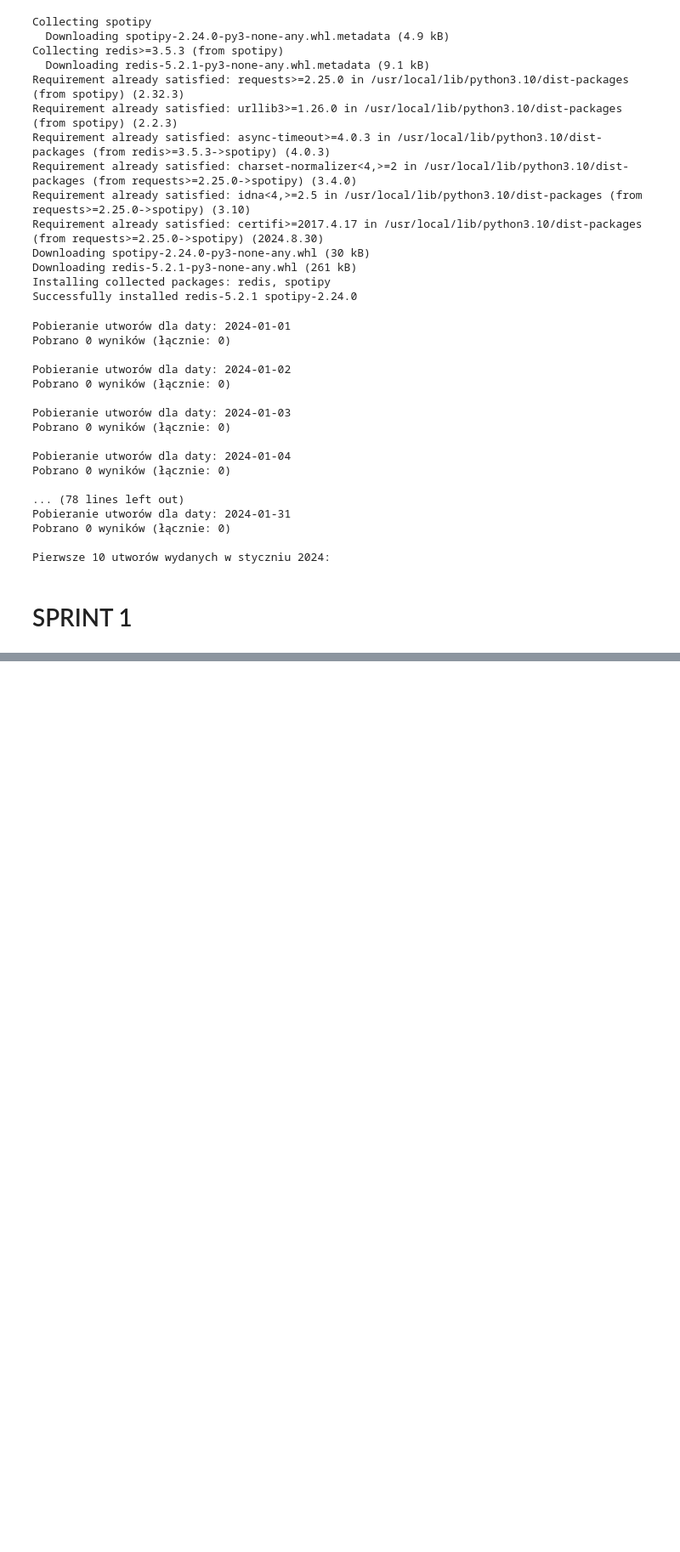
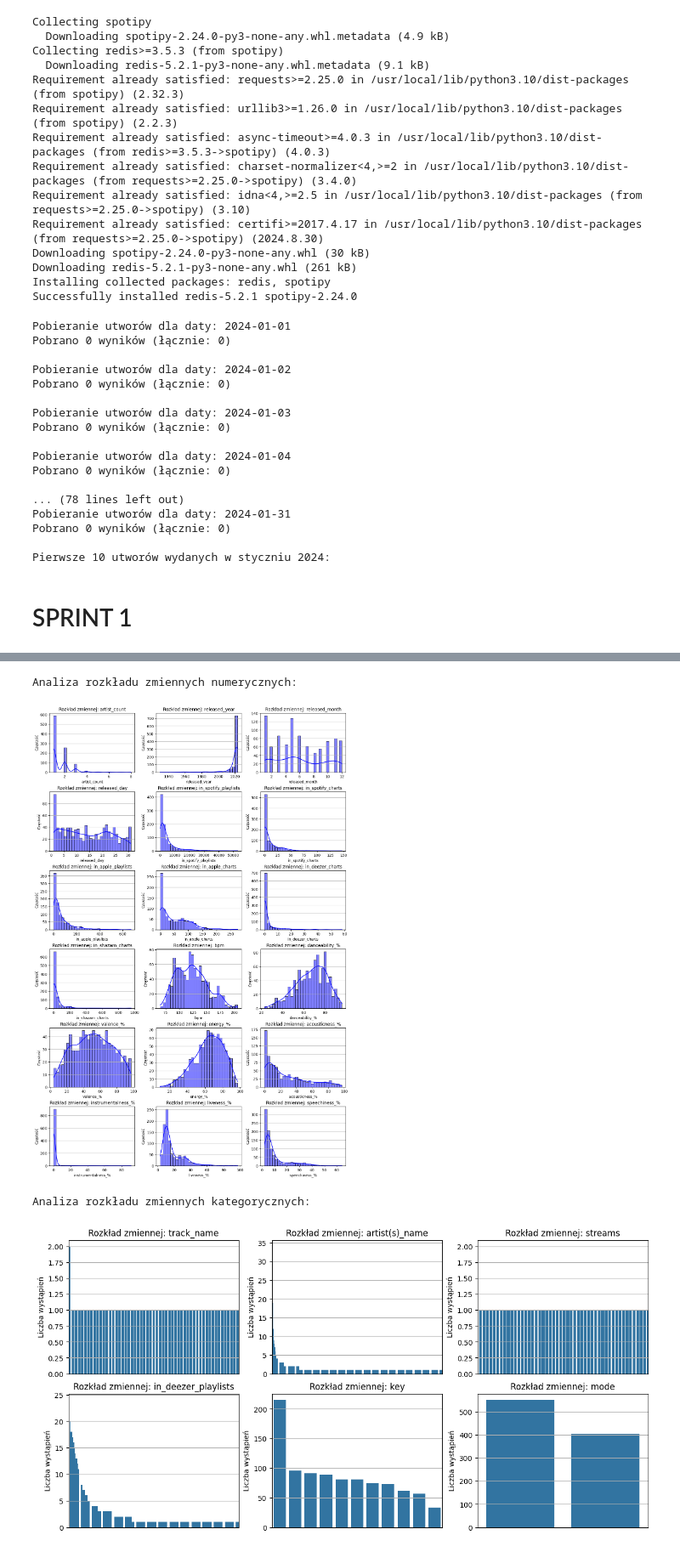
Before and after one commit to robsmokos/Projekt_Zlozony_v3, a Jupyter notebook: Projekt_Zlozony_3.ipynb, the cells around one changed output, grey strips where cells are left out. Shown at 85% size. Saved outputs shown, nothing was run; the diff lists cells and outputs as text; code cells hidden in the pictures; blank space fills up the shorter version.

```diff
--- a/Projekt_Zlozony_3.ipynb
+++ b/Projekt_Zlozony_3.ipynb
@@ -86,0 +213,18 @@ Pierwsze 10 utworów wydanych w styczniu 2024:
+# %%
+# Konwersja kolumny `in_shazam_charts` do typu liczbowego (z obsługą błędów)
+data['in_shazam_charts'] = pd.to_numeric(data['in_shazam_charts'], errors='coerce')
+
+# Naprawa kolumny `in_shazam_charts` - wypełnienie średnią wartością
+data['in_shazam_charts'].fillna(data['in_shazam_charts'].mean(), inplace=True)
+
+# Naprawa kolumny `key` - wypełnienie najczęściej występującą wartością
+data['key'].fillna(data['key'].mode()[0], inplace=True)
+
+# Sprawdzenie braków po naprawie
+print("\n=== Liczba brakujących wartości po naprawie ===")
+print(data[['in_shazam_charts', 'key']].isnull().sum())
+
+# Zapisanie naprawionego pliku (opcjonalne)
+output_file = "spotify_2023_cleaned.csv"
+data.to_csv(output_file, index=False)
+print(f"\nNaprawione dane zapisano w pliku: {output_file}")
@@ -86,0 +256,62 @@ Pierwsze 10 utworów wydanych w styczniu 2024:
+# %%
+# Funkcja do analizy rozkładu zmiennych numerycznych
+def analyze_numeric_distribution(df, columns):
+    n_cols = 3  # Liczba wykresów w jednym rzędzie
+    n_rows = (len(columns) + n_cols - 1) // n_cols  # Obliczanie liczby rzędów
+    fig, axes = plt.subplots(n_rows, n_cols, figsize=(12, 3 * n_rows), constrained_layout=True)
+
+    for i, col in enumerate(columns):
+        row, col_idx = divmod(i, n_cols)
+        ax = axes[row, col_idx] if n_rows > 1 else axes[col_idx]
+        sns.histplot(df[col], kde=True, bins=30, color='blue', ax=ax)
+        ax.set_title(f"Rozkład zmiennej: {col}")
+        ax.set_xlabel(col)
+        ax.set_ylabel("Częstość")
+        ax.grid(axis='y')
+
+    # Wyłączanie pustych osi w przypadku brakujących zmiennych
+    for i in range(len(columns), n_rows * n_cols):
+        row, col_idx = divmod(i, n_cols)
+        fig.delaxes(axes[row, col_idx] if n_rows > 1 else axes[col_idx])
+
+    plt.show()
+
+# Funkcja do analizy zmiennych kategorycznych
+def analyze_categorical_distribution(df, columns):
+    n_cols = 3  # Liczba wykresów w jednym rzędzie
+    n_rows = (len(columns) + n_cols - 1) // n_cols  # Obliczanie liczby rzędów
+    fig, axes = plt.subplots(n_rows, n_cols, figsize=(12, 3 * n_rows), constrained_layout=True)
+
+    for i, col in enumerate(columns):
+      row, col_idx = divmod(i, n_cols)
+      ax = axes[row, col_idx] if n_rows > 1 else axes[col_idx]
+      sns.countplot(data=df, x=col, order=df[col].value_counts().index, ax=ax)
+      ax.set_title(f"Rozkład zmiennej: {col}")
+      ax.set_ylabel("Liczba wystąpień")
+      ax.set_xlabel("")  # Usunięcie opisu osi x
+      ax.set_xticks([])  # Usunięcie wartości osi x
+      ax.grid(axis='y')
+
+    # Wyłączanie pustych osi w przypadku brakujących zmiennych
+    for i in range(len(columns), n_rows * n_cols):
+        row, col_idx = divmod(i, n_cols)
+        fig.delaxes(axes[row, col_idx] if n_rows > 1 else axes[col_idx])
+
+    plt.show()
+
+# Wybór zmiennych numerycznych i kategorycznych
+numeric_columns = data.select_dtypes(include=['float64', 'int64']).columns
+categorical_columns = data.select_dtypes(include=['object']).columns
+
+# Analiza rozkładu zmiennych numerycznych
+print("\nAnaliza rozkładu zmiennych numerycznych:")
+analyze_numeric_distribution(data, numeric_columns)
+
+# Analiza rozkładu zmiennych kategorycznych
+print("\nAnaliza rozkładu zmiennych kategorycznych:")
+analyze_categorical_distribution(data, categorical_columns)
+# %% [output]
+Analiza rozkładu zmiennych numerycznych:
+[figure, added]
+Analiza rozkładu zmiennych kategorycznych:
+[figure, added]
```
Also changed, not shown: parts of 7 cells of this notebook.
